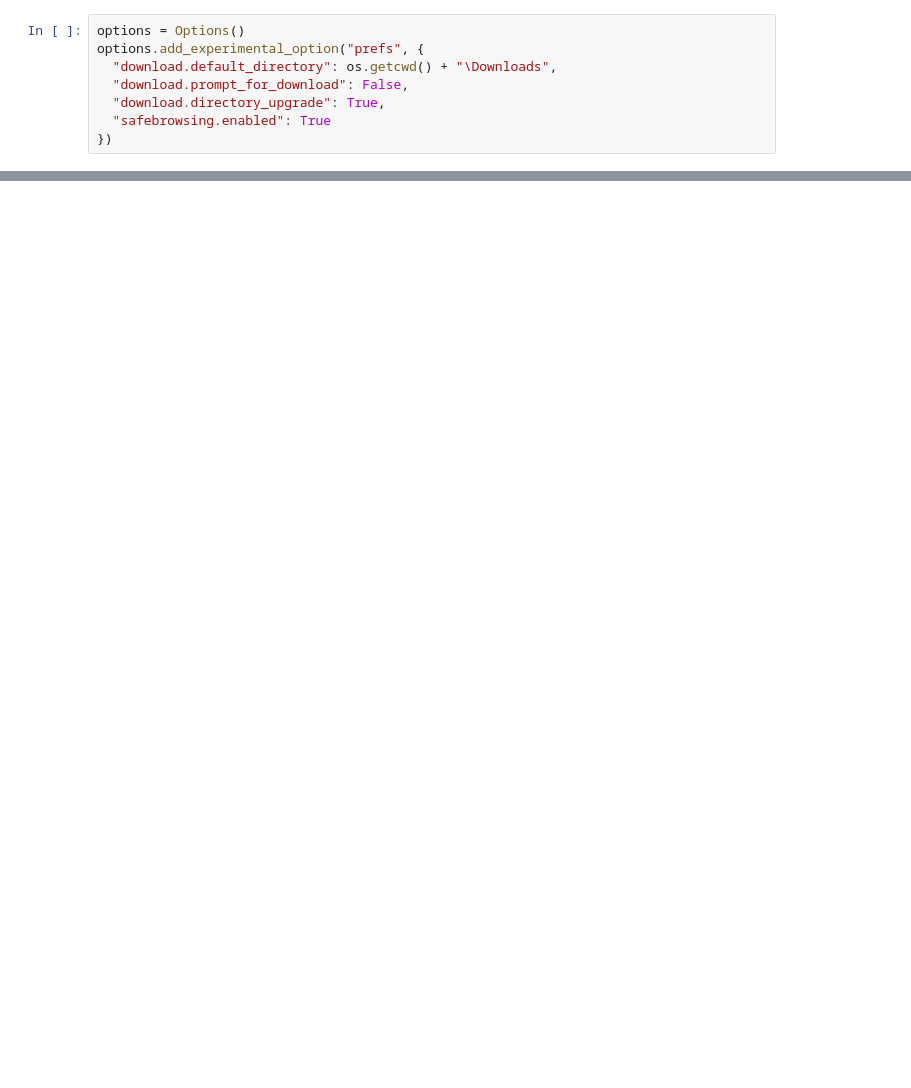
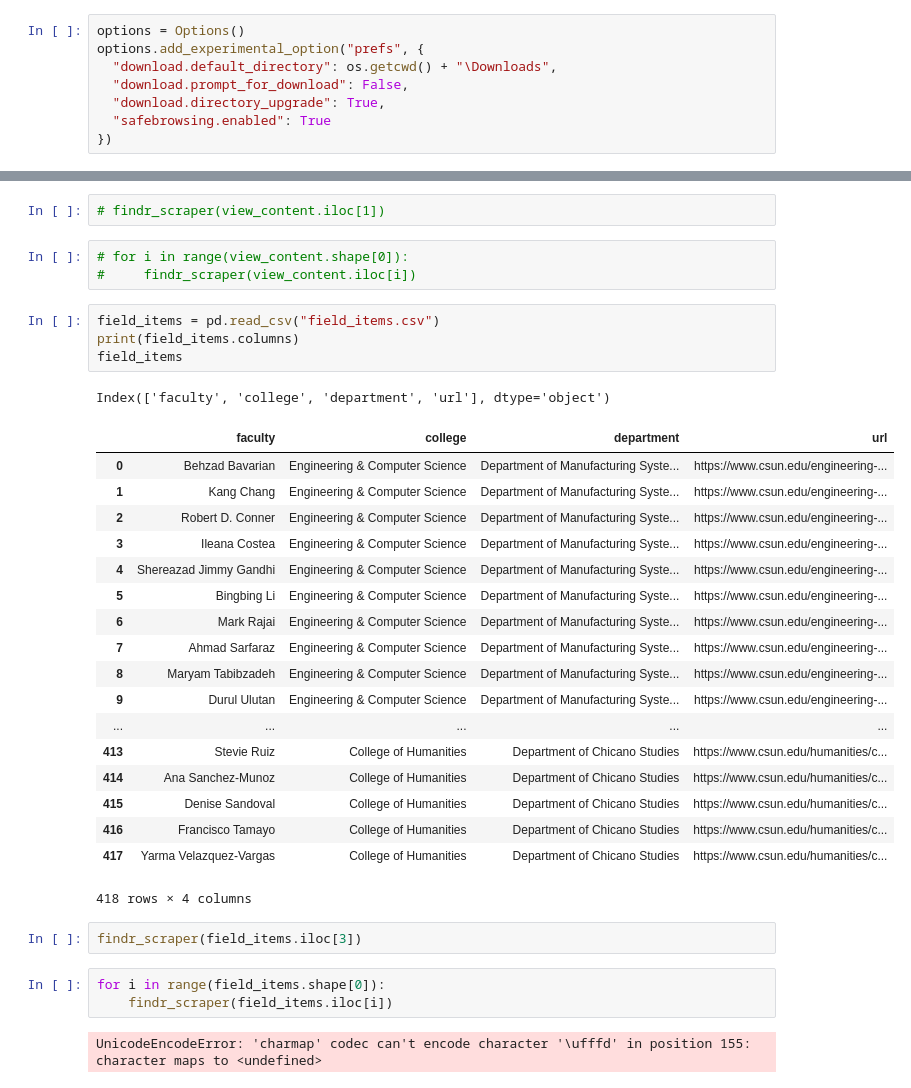
Before and after one commit to martinezjorge/Academic-Citation-Scrapers, a Jupyter notebook: findr.ipynb, the cells around one changed output, grey strips where cells are left out. Drawn from its saved outputs; the diff is of its cells as text; blank space fills up the shorter version.

```diff
--- a/findr.ipynb
+++ b/findr.ipynb
@@ -85,0 +114,36 @@ NoSuchElementException: Message: no such element: Unable to locate element: {"me
+# %%
+# findr_scraper(view_content.iloc[1])
+# %%
+# for i in range(view_content.shape[0]):
+#     findr_scraper(view_content.iloc[i])
+# %%
+field_items = pd.read_csv("field_items.csv")
+print(field_items.columns)
+field_items
+# %% [output]
+Index(['faculty', 'college', 'department', 'url'], dtype='object')
+|  | faculty | college | department | url |
+| 0 | Behzad Bavarian | Engineering & Computer Science | Department of Manufacturing Syste... | https://www.csun.edu/engineering-... |
+| 1 | Kang Chang | Engineering & Computer Science | Department of Manufacturing Syste... | https://www.csun.edu/engineering-... |
+| 2 | Robert D. Conner | Engineering & Computer Science | Department of Manufacturing Syste... | https://www.csun.edu/engineering-... |
+| 3 | Ileana Costea | Engineering & Computer Science | Department of Manufacturing Syste... | https://www.csun.edu/engineering-... |
+| 4 | Shereazad Jimmy Gandhi | Engineering & Computer Science | Department of Manufacturing Syste... | https://www.csun.edu/engineering-... |
+| 5 | Bingbing Li | Engineering & Computer Science | Department of Manufacturing Syste... | https://www.csun.edu/engineering-... |
+| 6 | Mark Rajai | Engineering & Computer Science | Department of Manufacturing Syste... | https://www.csun.edu/engineering-... |
+| 7 | Ahmad Sarfaraz | Engineering & Computer Science | Department of Manufacturing Syste... | https://www.csun.edu/engineering-... |
+| 8 | Maryam Tabibzadeh | Engineering & Computer Science | Department of Manufacturing Syste... | https://www.csun.edu/engineering-... |
+| 9 | Durul Ulutan | Engineering & Computer Science | Department of Manufacturing Syste... | https://www.csun.edu/engineering-... |
+| ... | ... | ... | ... | ... |
+| 413 | Stevie Ruiz | College of Humanities | Department of Chicano Studies | https://www.csun.edu/humanities/c... |
+| 414 | Ana Sanchez-Munoz | College of Humanities | Department of Chicano Studies | https://www.csun.edu/humanities/c... |
+| 415 | Denise Sandoval | College of Humanities | Department of Chicano Studies | https://www.csun.edu/humanities/c... |
+| 416 | Francisco Tamayo | College of Humanities | Department of Chicano Studies | https://www.csun.edu/humanities/c... |
+| 417 | Yarma Velazquez-Vargas | College of Humanities | Department of Chicano Studies | https://www.csun.edu/humanities/c... |
+418 rows × 4 columns
+# %%
+findr_scraper(field_items.iloc[3])
+# %%
+for i in range(field_items.shape[0]):
+    findr_scraper(field_items.iloc[i])
+# %% [output]
+UnicodeEncodeError: 'charmap' codec can't encode character '\ufffd' in position 155: character maps to <undefined>
```
Also changed, not shown: parts of 4 cells of this notebook.
